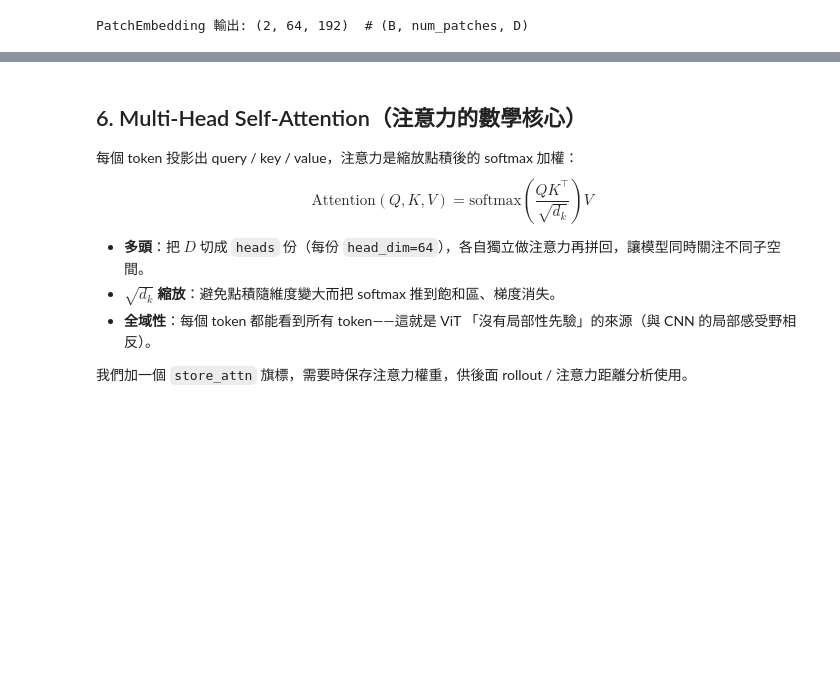
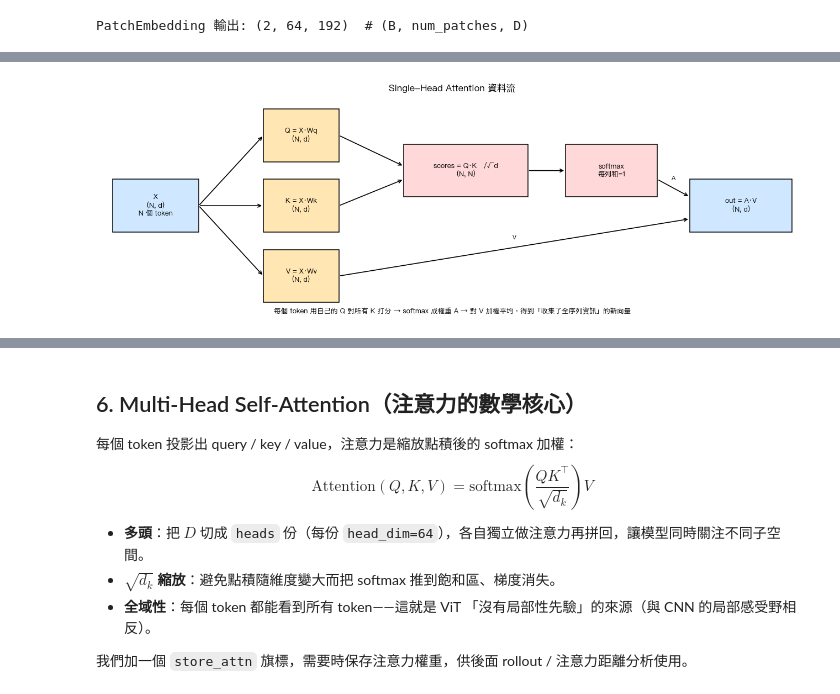
Before and after one commit to Cattleya517/llm_tutorial, a Jupyter notebook: ViT/vit_cifar10.ipynb, the cells around one changed output, grey strips where cells are left out. Saved outputs shown, nothing was run; the diff lists cells and outputs as text; code cells hidden in the pictures; blank space fills up the shorter version.

```diff
--- a/ViT/vit_cifar10.ipynb
+++ b/ViT/vit_cifar10.ipynb
@@ -243,0 +262,32 @@ PatchEmbedding 輸出: (2, 64, 192)  # (B, num_patches, D)
+# %%
+# ── §5.5 圖解：single-head attention 資料流 ──
+fig, ax = plt.subplots(figsize=(13, 4.5)); ax.axis("off")
+ax.set_xlim(0, 13); ax.set_ylim(0, 5)
+
+def box(x, y, w, h, t, c, fs=9):
+    ax.add_patch(plt.Rectangle((x, y), w, h, facecolor=c, edgecolor="black", lw=1.1))
+    ax.text(x+w/2, y+h/2, t, ha="center", va="center", fontsize=fs)
+
+def arr(x0, y0, x1, y1, label=""):
+    ax.annotate("", xy=(x1, y1), xytext=(x0, y0), arrowprops=dict(arrowstyle="->", lw=1.2))
+    if label:
+        ax.text((x0+x1)/2, (y0+y1)/2 + 0.18, label, ha="center", fontsize=8)
+
+box(0.2, 1.9, 1.6, 1.2, "X\n(N, d)\nN 個 token", "#cfe8ff")
+ys = {"Q": 3.5, "K": 1.9, "V": 0.3}
+for name, y in ys.items():
+    box(3.0, y, 1.4, 1.2, f"{name} = X·W{name.lower()}\n(N, d)", "#ffe6b3")
+    arr(1.8, 2.5, 3.0, y + 0.6)
+box(5.6, 2.7, 2.3, 1.2, "scores = Q·Kᵀ/√d\n(N, N)", "#ffd9d9")
+arr(4.4, 4.1, 5.6, 3.4); arr(4.4, 2.5, 5.6, 3.1)
+box(8.6, 2.7, 1.7, 1.2, "softmax\n每列和=1", "#ffd9d9")
+arr(7.9, 3.3, 8.6, 3.3)
+box(10.9, 1.9, 1.9, 1.2, "out = A·V\n(N, d)", "#cfe8ff")
+arr(10.3, 3.1, 10.9, 2.7, "A")
+arr(4.4, 0.9, 10.9, 2.2, "V")
+ax.text(6.5, 0.05, "每個 token 用自己的 Q 對所有 K 打分 → softmax 成權重 A → 對 V 加權平均，得到「收集了全序列資訊」的新向量",
+        ha="center", fontsize=9)
+plt.title("Single-Head Attention 資料流", fontsize=12)
+plt.tight_layout(); plt.show()
+# %% [output]
+[figure, added]
```
Also changed, not shown: parts of 2 cells of this notebook.
